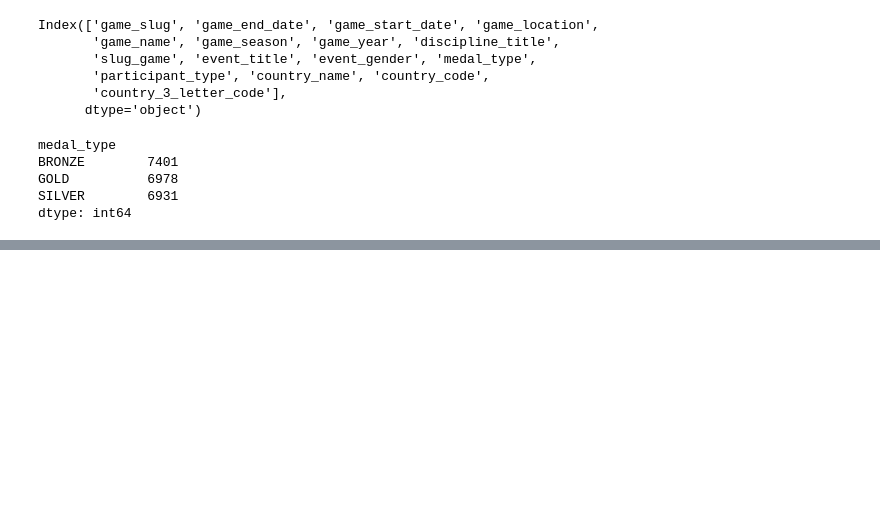
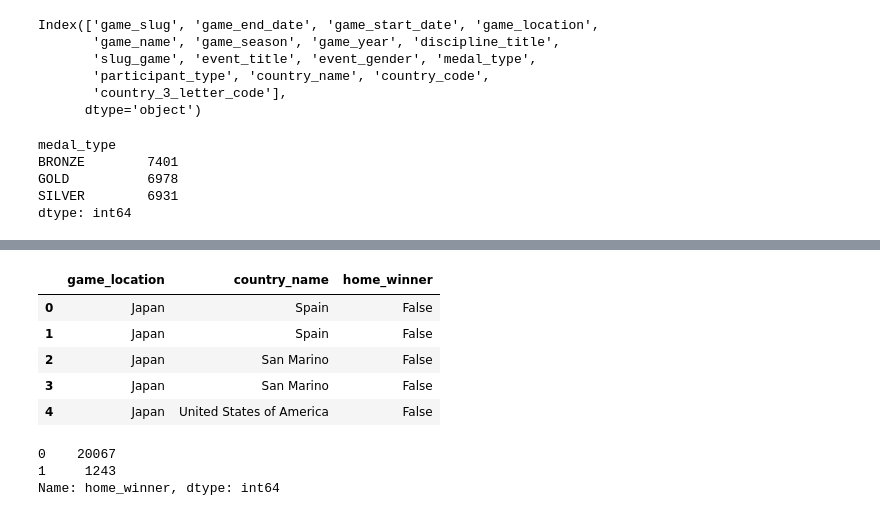
Before and after one commit to madrivers/Data_Bootcamp_Final_Project, a Jupyter notebook: olympics copy.ipynb, the cells around one changed output, grey strips where cells are left out. Saved outputs shown, nothing was run; the diff lists cells and outputs as text; code cells hidden in the pictures; blank space fills up the shorter version.

```diff
--- a/olympics copy.ipynb
+++ b/olympics copy.ipynb
@@ -384,0 +390,11 @@ matching
+# %%
+# adding column of home field winners
+clean_olympics_results['home_winner'] = np.where(clean_olympics_results['game_location'] == clean_olympics_results['country_name'], True, False)
+clean_olympics_results.head()
+# %% [output]
+|  | game_location | country_name | home_winner |
+| 0 | Japan | Spain | False |
+| 1 | Japan | Spain | False |
+| 2 | Japan | San Marino | False |
+| 3 | Japan | San Marino | False |
+| 4 | Japan | United States of America | False |
@@ -384,0 +404,6 @@ matching
+# %%
+clean_olympics_results['home_winner'].value_counts()
+# %% [output]
+0    20067
+1     1243
+Name: home_winner, dtype: int64
```
Also changed, not shown: parts of 17 cells of this notebook.
